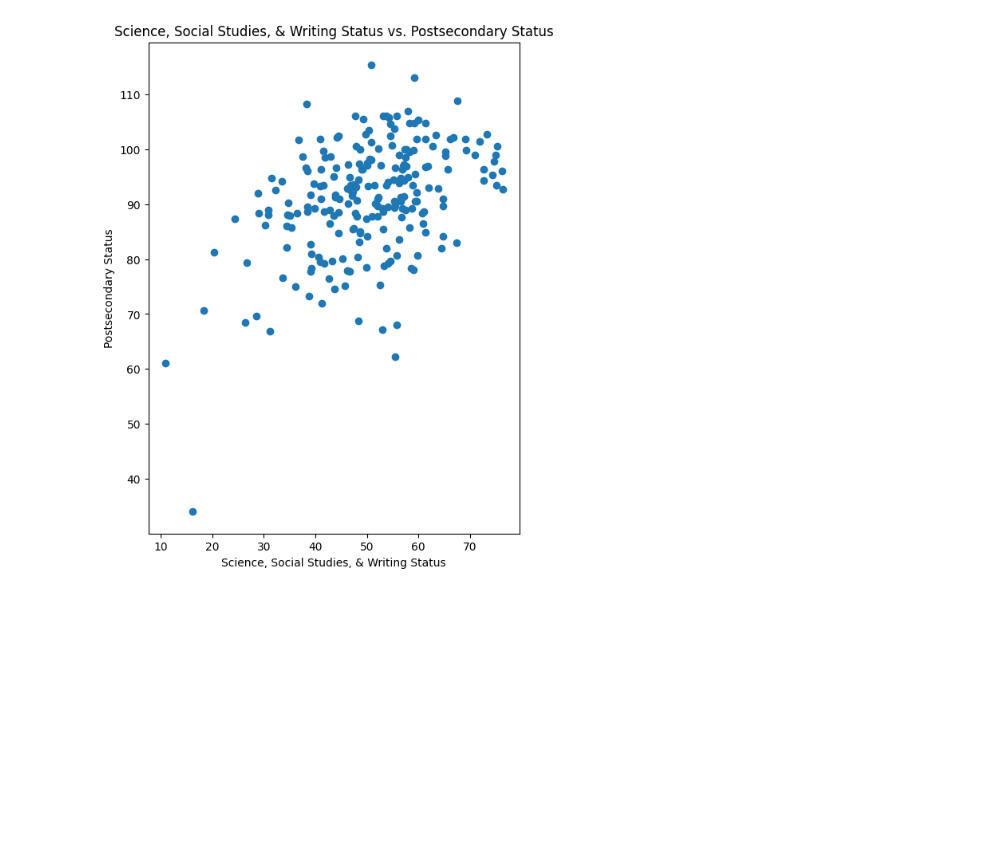
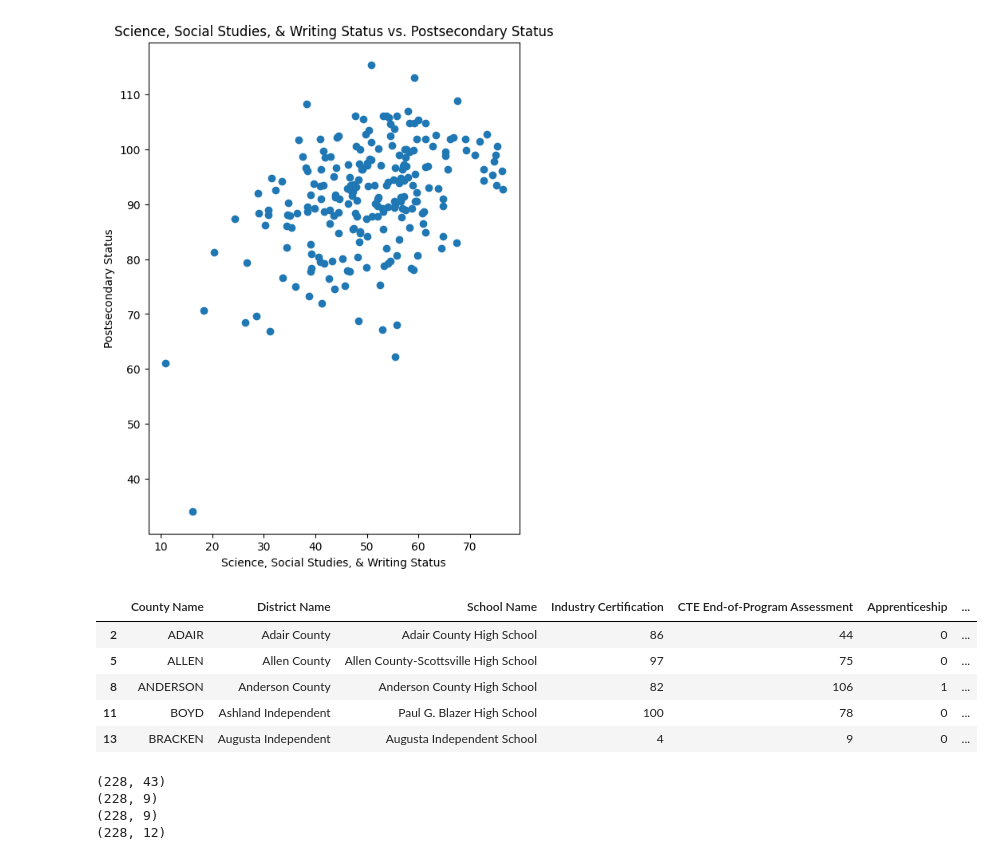
Before and after one commit to morganrlane416/code_you_capstone, a Jupyter notebook: Capstone.ipynb, the cells around one changed output. Cells and saved outputs as stored; diff of their text form; code cells hidden in the pictures; blank space fills up the shorter version.

Commit message:
Add context to the data and verify number of schools is correct

```diff
--- a/Capstone.ipynb
+++ b/Capstone.ipynb
@@ -179,3 +179,26 @@ for i in school_names2:
         df_career = df_career.drop(df_career[df_career['School Name']==i].index)
 # check the shape
 # df_career.shape
+# %%
+# add columns to introduce meaningful ratios
+df_career['Extreme Indicator Ratio'] = df_career['More Than One Indicator']/df_career['No Indicator']
+df_career['Industry Cert Indicator'] = df_career['More Than One Indicator']/df_career['Industry Certification']
+df_career.head()
+# %% [output]
+|  | County Name | District Name | School Name | Industry Certification | CTE End-of-Program Assessment | Apprenticeship | ... |
+| 2 | ADAIR | Adair County | Adair County High School | 86 | 44 | 0 | ... |
+| 5 | ALLEN | Allen County | Allen County-Scottsville High School | 97 | 75 | 0 | ... |
+| 8 | ANDERSON | Anderson County | Anderson County High School | 82 | 106 | 1 | ... |
+| 11 | BOYD | Ashland Independent | Paul G. Blazer High School | 100 | 78 | 0 | ... |
+| 13 | BRACKEN | Augusta Independent | Augusta Independent School | 4 | 9 | 0 | ... |
+# %%
+# verify that all dataframes have the same number of rows, i.e. same number of schools
+print (df_profile.shape)
+print (df_belong.shape)
+print (df_safe.shape)
+print (df_career.shape)
+# %% [output]
+(228, 43)
+(228, 9)
+(228, 9)
+(228, 12)
```
